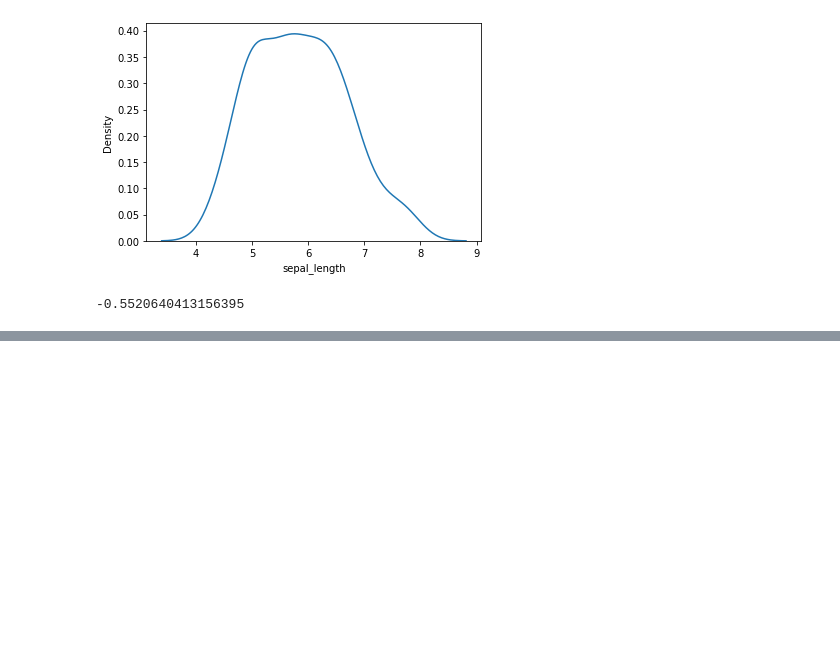
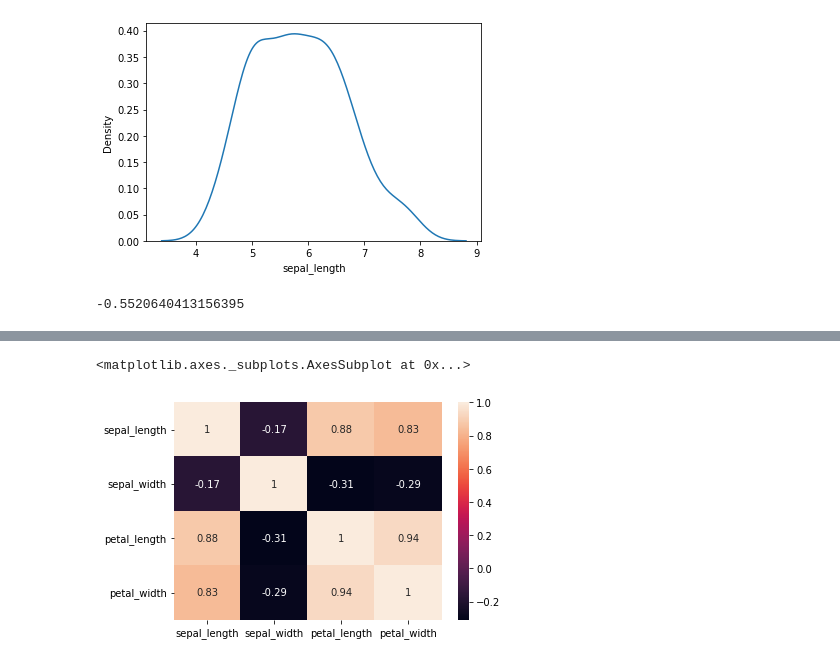
Before and after one commit to Lucas-procopio/Data-Analysis, a Jupyter notebook: Description_statistics.ipynb, the cells around one changed output, grey strips where cells are left out. Saved outputs shown, nothing was run; the diff lists cells and outputs as text; code cells hidden in the pictures; blank space fills up the shorter version.

```diff
--- a/Description_statistics.ipynb
+++ b/Description_statistics.ipynb
@@ -111,0 +143,5 @@ base_dados['sepal_length'].kurtosis()
+# %%
+sns.heatmap(base_dados.corr('spearman'), annot=True)
+# %% [output]
+<matplotlib.axes._subplots.AxesSubplot at 0x...>
+[figure, added]
```
Also changed, not shown: parts of 5 cells of this notebook.
